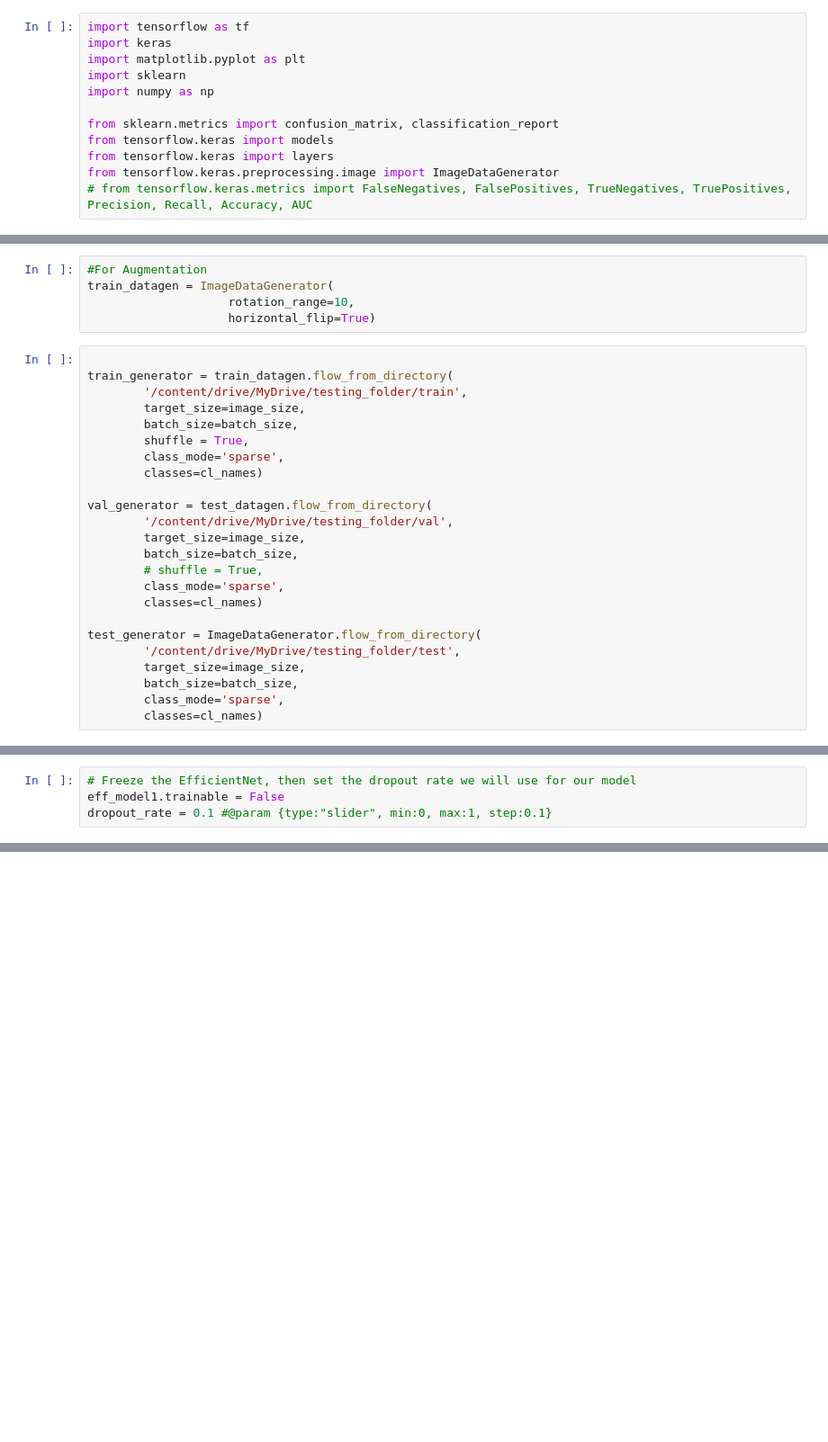
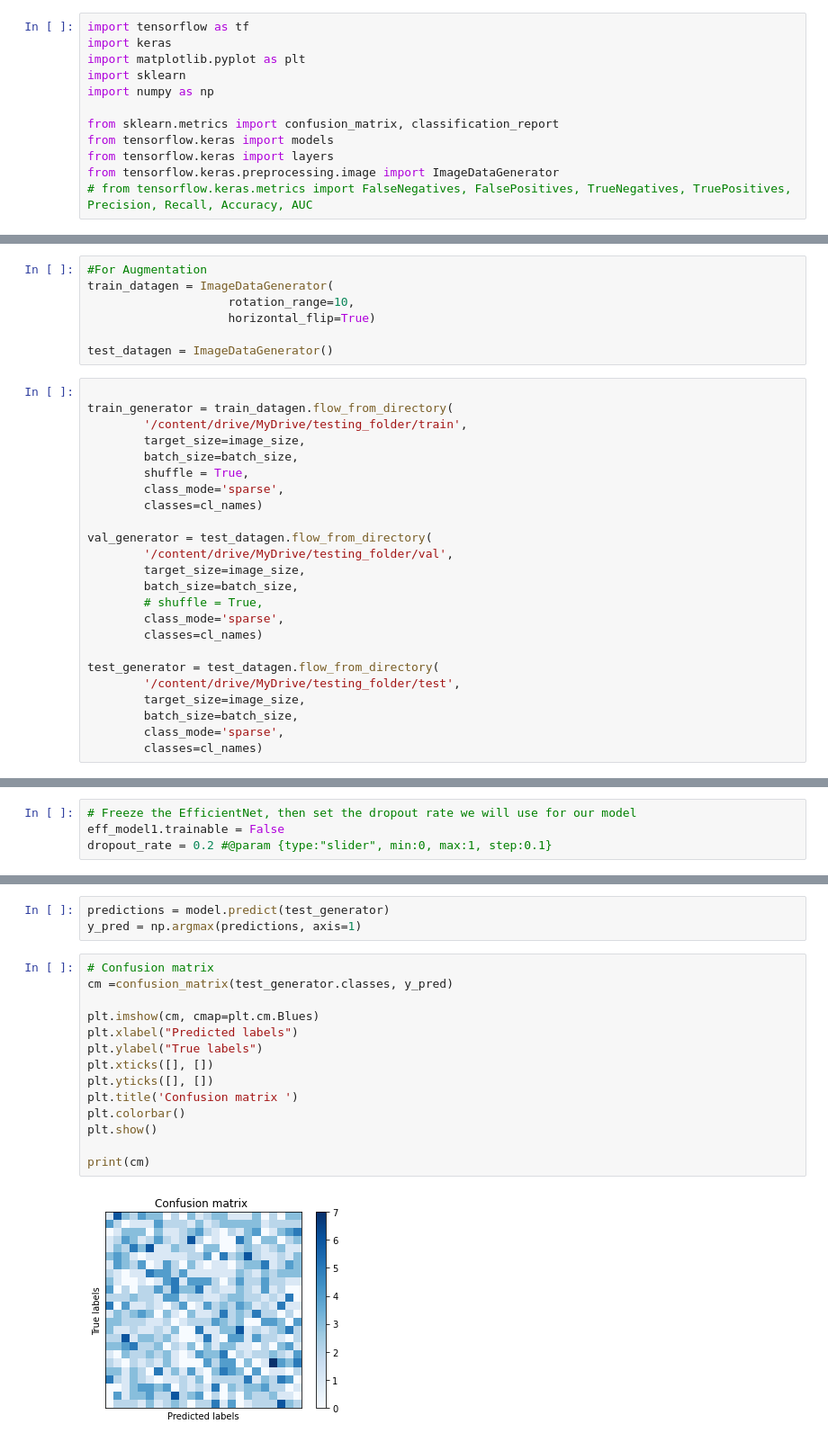
Before and after one commit to FajarKKP/ML-DL_related_project, a Jupyter notebook: SIBI_ImageDataGenerator.ipynb, the cells around one changed output, grey strips where cells are left out. Shown: that part at 90% size. Saved outputs shown, nothing was run; the diff lists cells and outputs as text; blank space fills up the shorter version.

```diff
--- a/SIBI_ImageDataGenerator.ipynb
+++ b/SIBI_ImageDataGenerator.ipynb
@@ -27,6 +28,8 @@ cl_names= ["A","B","C","D","E","F","G","H","I","K",
 train_datagen = ImageDataGenerator(
                     rotation_range=10,
                     horizontal_flip=True)
+
+test_datagen = ImageDataGenerator()
 # %%
 
 train_generator = train_datagen.flow_from_directory(
@@ -45,7 +48,7 @@ val_generator = test_datagen.flow_from_directory(
         class_mode='sparse',
         classes=cl_names)
 
-test_generator = ImageDataGenerator.flow_from_directory(
+test_generator = test_datagen.flow_from_directory(
         '/content/drive/MyDrive/testing_folder/test',
         target_size=image_size,
         batch_size=batch_size,
@@ -59,7 +84,7 @@ eff_model1.summary()
 # %%
 # Freeze the EfficientNet, then set the dropout rate we will use for our model
 eff_model1.trainable = False
-dropout_rate = 0.1 #@param {type:"slider", min:0, max:1, step:0.1}
+dropout_rate = 0.2 #@param {type:"slider", min:0, max:1, step:0.1}
 # %%
 # Create a new model, combining the EfficientNet and new output layer with 24 output class
 
@@ -114,0 +178,19 @@ model.save('/content/drive/MyDrive/Hasil_model_EfficientNet/final_model_generato
+# %%
+predictions = model.predict(test_generator)
+y_pred = np.argmax(predictions, axis=1)
+# %%
+# Confusion matrix
+cm =confusion_matrix(test_generator.classes, y_pred)
+
+plt.imshow(cm, cmap=plt.cm.Blues)
+plt.xlabel("Predicted labels")
+plt.ylabel("True labels")
+plt.xticks([], [])
+plt.yticks([], [])
+plt.title('Confusion matrix ')
+plt.colorbar()
+plt.show()
+
+print(cm)
+# %% [output]
+[figure, added]
```
Also changed, not shown: parts of 9 cells of this notebook.
